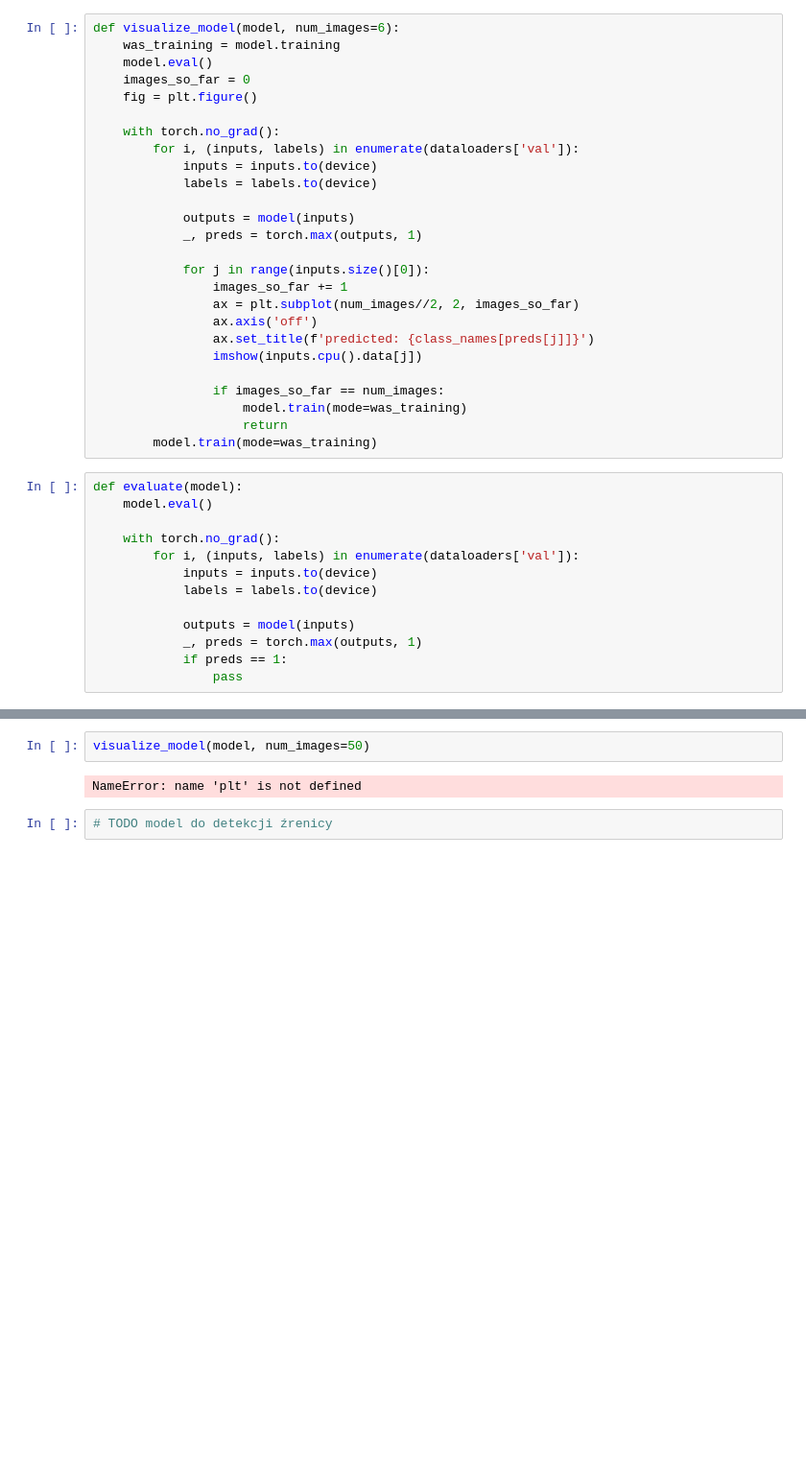
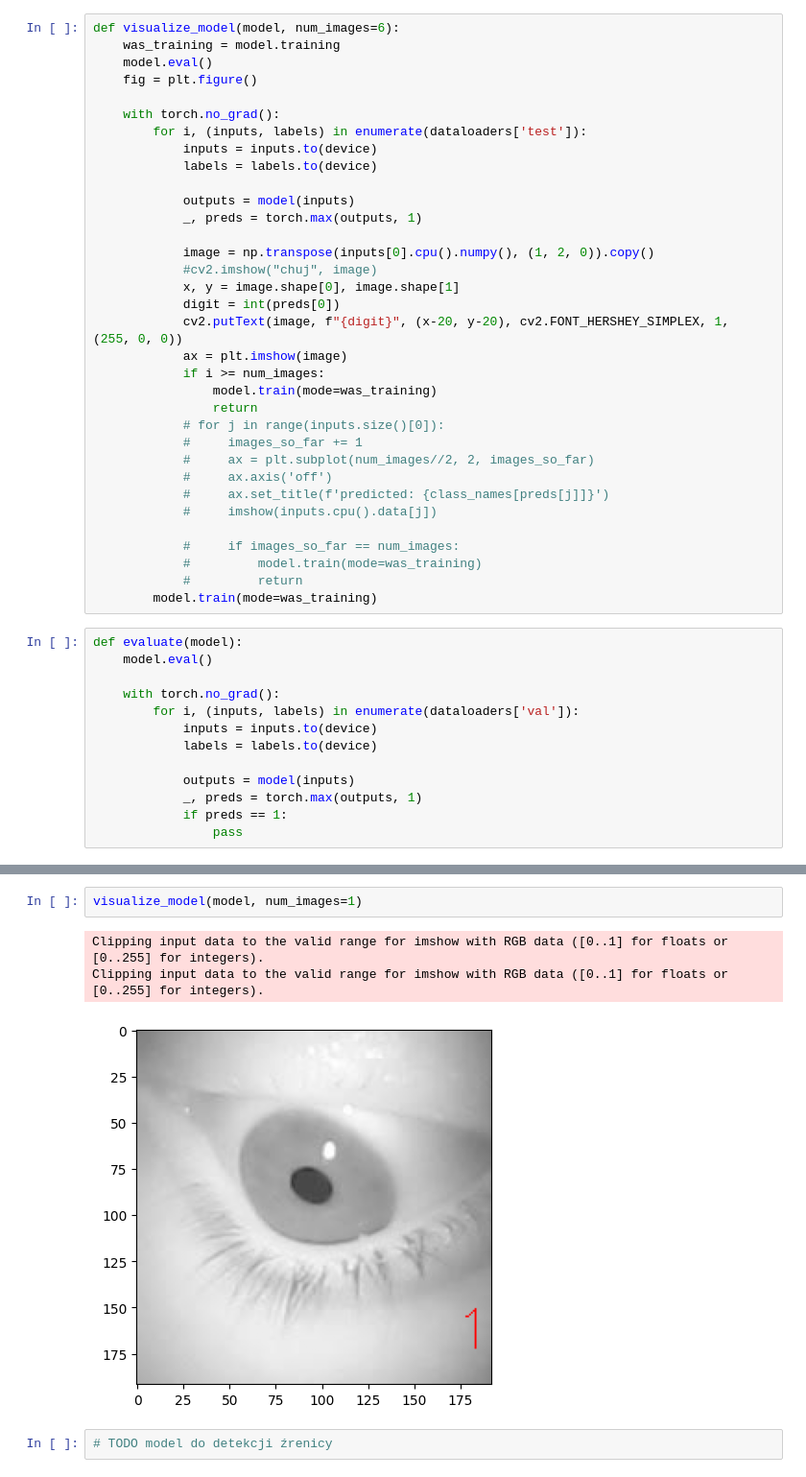
Before and after one commit to jmatejcz/pupil-detect, a Jupyter notebook: pupil_detec.ipynb, the cells around one changed output, grey strips where cells are left out. Shown at 96% size. Cells and saved outputs as stored; diff of their text form; blank space fills up the shorter version.

Commit message:
added function to visualise outputed labels on ifopened model

```diff
--- a/pupil_detec.ipynb
+++ b/pupil_detec.ipynb
@@ -198,27 +196,35 @@ def train_first_model(model, criterion, optimizer, scheduler, num_epochs=2):
 def visualize_model(model, num_images=6):
     was_training = model.training
     model.eval()
-    images_so_far = 0
     fig = plt.figure()
 
     with torch.no_grad():
-        for i, (inputs, labels) in enumerate(dataloaders['val']):
+        for i, (inputs, labels) in enumerate(dataloaders['test']):
             inputs = inputs.to(device)
             labels = labels.to(device)
 
             outputs = model(inputs)
             _, preds = torch.max(outputs, 1)
 
-            for j in range(inputs.size()[0]):
-                images_so_far += 1
-                ax = plt.subplot(num_images//2, 2, images_so_far)
-                ax.axis('off')
-                ax.set_title(f'predicted: {class_names[preds[j]]}')
-                imshow(inputs.cpu().data[j])
+            image = np.transpose(inputs[0].cpu().numpy(), (1, 2, 0)).copy()
+            #cv2.imshow("chuj", image)
+            x, y = image.shape[0], image.shape[1]
+            digit = int(preds[0])
+            cv2.putText(image, f"{digit}", (x-20, y-20), cv2.FONT_HERSHEY_SIMPLEX, 1, (255, 0, 0))
+            ax = plt.imshow(image)
+            if i >= num_images:
+                model.train(mode=was_training)
+                return
+            # for j in range(inputs.size()[0]):
+            #     images_so_far += 1
+            #     ax = plt.subplot(num_images//2, 2, images_so_far)
+            #     ax.axis('off')
+            #     ax.set_title(f'predicted: {class_names[preds[j]]}')
+            #     imshow(inputs.cpu().data[j])
 
-                if images_so_far == num_images:
-                    model.train(mode=was_training)
-                    return
+            #     if images_so_far == num_images:
+            #         model.train(mode=was_training)
+            #         return
         model.train(mode=was_training)
 # %%
 def evaluate(model):
@@ -291,6 +262,8 @@ Best val Acc: 0.994769
 # %%
-visualize_model(model, num_images=50)
+visualize_model(model, num_images=1)
 # %% [output]
-NameError: name 'plt' is not defined
+Clipping input data to the valid range for imshow with RGB data ([0..1] for floats or [0..255] for integers).
+Clipping input data to the valid range for imshow with RGB data ([0..1] for floats or [0..255] for integers).
+[figure, added]
 # %%
 # TODO model do detekcji źrenicy
```
Also changed, not shown: parts of 3 cells of this notebook.
